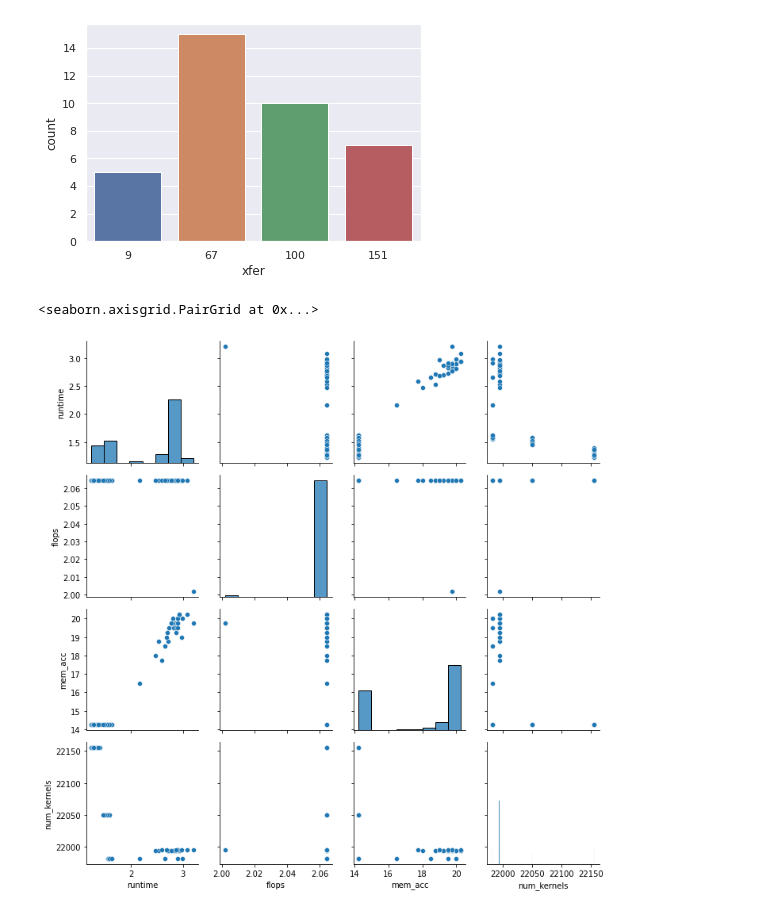
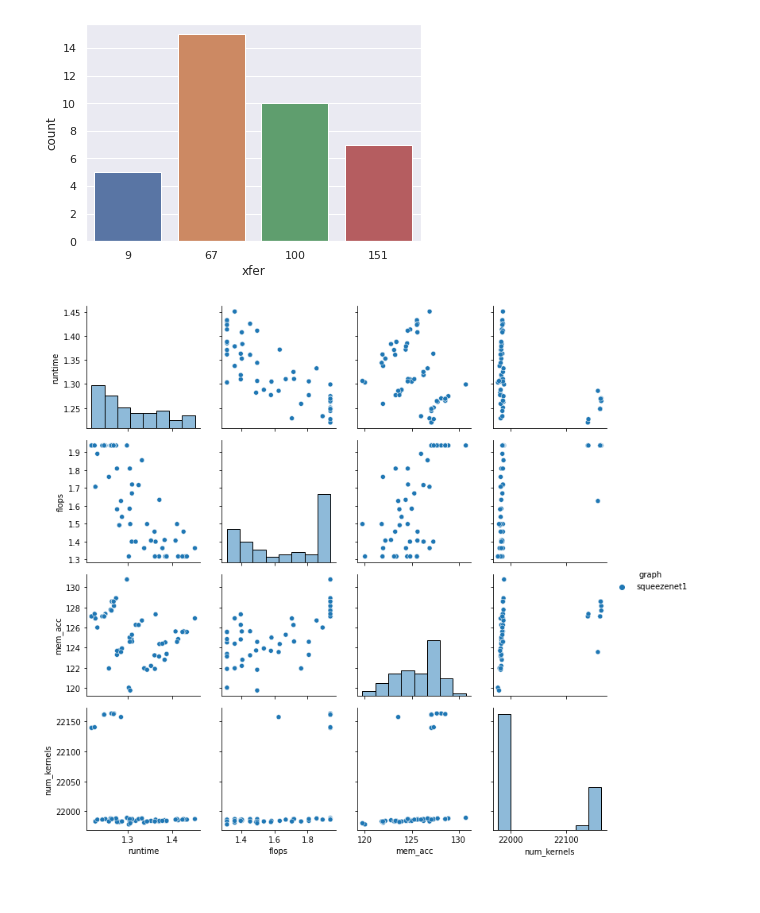
Before and after one commit to seanjparker/rlflow, a Jupyter notebook: notebooks/plotting.ipynb, the cells around one changed output. Cells and saved outputs as stored; diff of their text form; code cells hidden in the pictures.

```diff
--- a/notebooks/plotting.ipynb
+++ b/notebooks/plotting.ipynb
@@ -20,25 +20,36 @@ fig = plot_xfer_heatmap(xfers_applied)
 3   151      7
 [figure]
 # %%
-timestamp = '20210309-161428'
-graph = 'BERT'
-path = f'../logs/xflowrl/{graph}/{timestamp}/runtime_info.json'
+def plot_pair_grid(graph, timestamp):
+    data = dict(runtime=[], flops=[], mem_acc=[], num_kernels=[], graph=[])
+
+    if not isinstance(graph, list):
+        graph = [graph]
+    if not isinstance(timestamp, list):
+        timestamp = [timestamp]
 
 
-with open(path, 'r', encoding='utf-8') as f:
-    detailed_costs = json.load(f)
+    for i, _ in enumerate(graph):
+        path = f'../logs/xflowrl/{graph[i]}/{timestamp[i]}/runtime_info.json'
+        with open(path, 'r', encoding='utf-8') as f:
+            detailed_costs = json.load(f)
 
-data = dict(runtime=[], flops=[], mem_acc=[], num_kernels=[])
+        for e in detailed_costs:
+            for k, v in e.items():
+                data[k].append(v)
+        data['graph'].extend([graph[i]] * len(detailed_costs))
 
-for e in detailed_costs:
-    for k, v in e.items():
-        data[k].append(v)
+    df = pd.DataFrame.from_dict(data)
 
-df = pd.DataFrame.from_dict(data)
-
-g = sns.PairGrid(df)
-g.map_diag(sns.histplot)
-g.map_offdiag(sns.scatterplot)
+    g = sns.PairGrid(df, hue='graph')
+    g.map_diag(sns.histplot)
+    g.map_offdiag(sns.scatterplot)
+    g.add_legend()
-# %% [output]
-<seaborn.axisgrid.PairGrid at 0x...>
-[figure, removed]
+# %%
+#graphs = ['BERT', 'squeezenet1']
+#timestamps = ['20210309-161428', '20210311-184605']
+#plot_pair_grid(graphs, timestamps)
+
+plot_pair_grid('squeezenet1', '20210311-184605')
+# %% [output]
+[figure, added]
```
Also changed, not shown: 2 other files.
